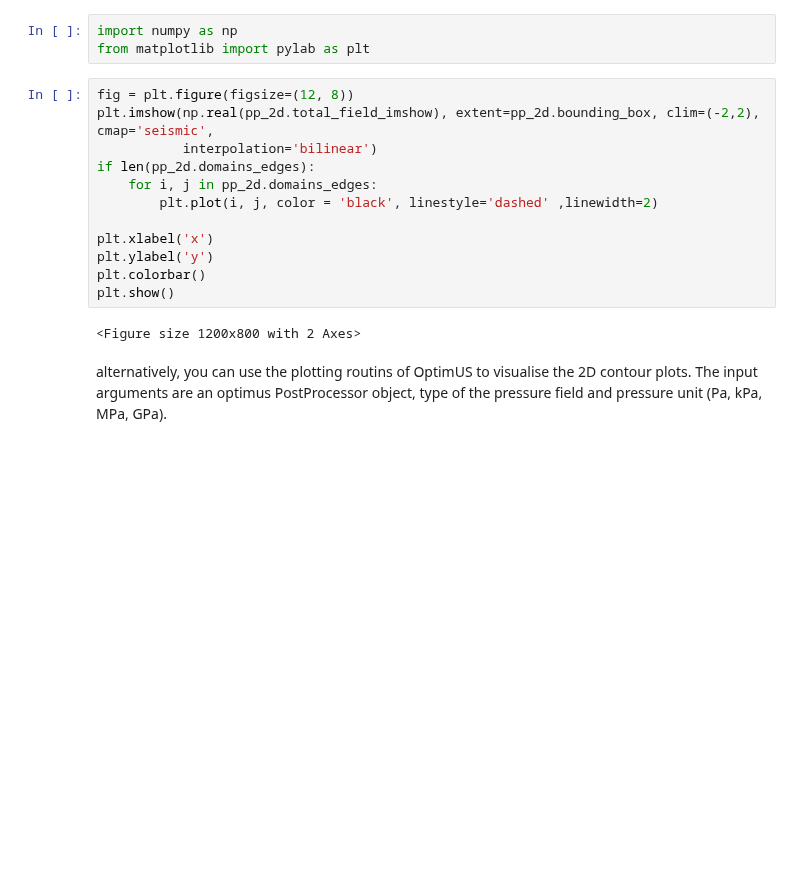
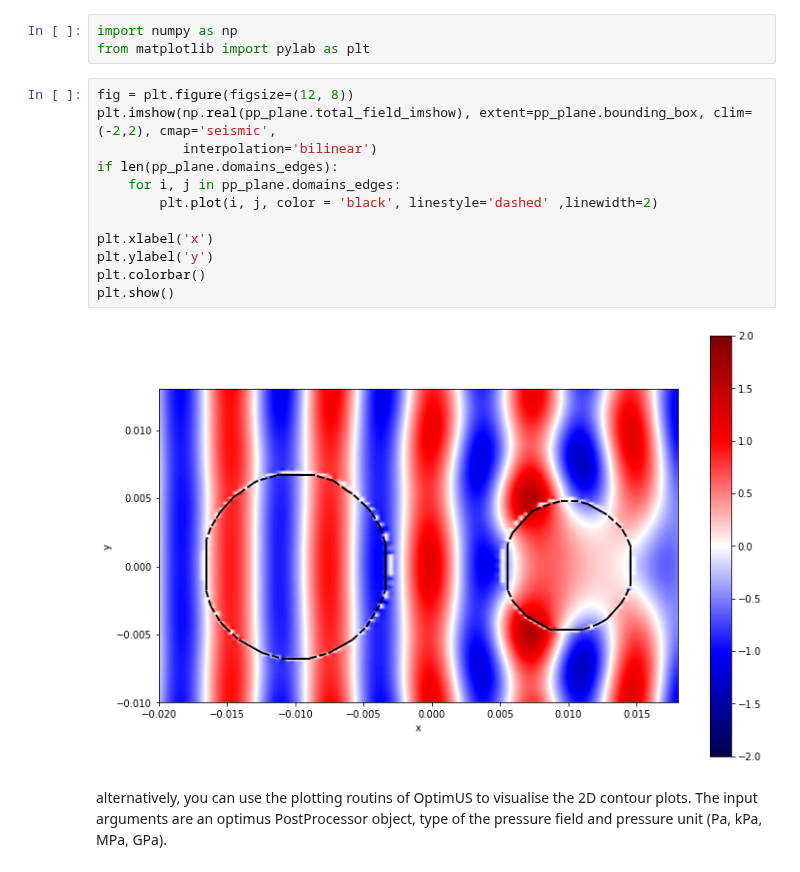
Before and after one commit to optimuslib/optimus, a Jupyter notebook: notebooks/Multiple domains postprocess.ipynb, the cells around one changed output. Drawn from its saved outputs; the diff is of its cells as text; blank space fills up the shorter version.

```diff
--- a/notebooks/Multiple domains postprocess.ipynb
+++ b/notebooks/Multiple domains postprocess.ipynb
@@ -103,18 +104,18 @@ import numpy as np
 from matplotlib import pylab as plt
 # %%
 fig = plt.figure(figsize=(12, 8))
-plt.imshow(np.real(pp_2d.total_field_imshow), extent=pp_2d.bounding_box, clim=(-2,2), cmap='seismic',
+plt.imshow(np.real(pp_plane.total_field_imshow), extent=pp_plane.bounding_box, clim=(-2,2), cmap='seismic',
            interpolation='bilinear')
-if len(pp_2d.domains_edges):
-    for i, j in pp_2d.domains_edges:
+if len(pp_plane.domains_edges):
+    for i, j in pp_plane.domains_edges:
         plt.plot(i, j, color = 'black', linestyle='dashed' ,linewidth=2)
 
 plt.xlabel('x')
 plt.ylabel('y')
 plt.colorbar()
 plt.show()
 # %% [output]
-<Figure size 1200x800 with 2 Axes>
+[figure, added]
 # %% [markdown]
 alternatively, you can use the plotting routins of OptimUS to visualise the 2D contour plots. The input arguments are an optimus PostProcessor object, type of the pressure field and pressure unit (Pa, kPa, MPa, GPa).
 # %%
```
Also changed, not shown: parts of 20 cells of this notebook, 10 other files.
